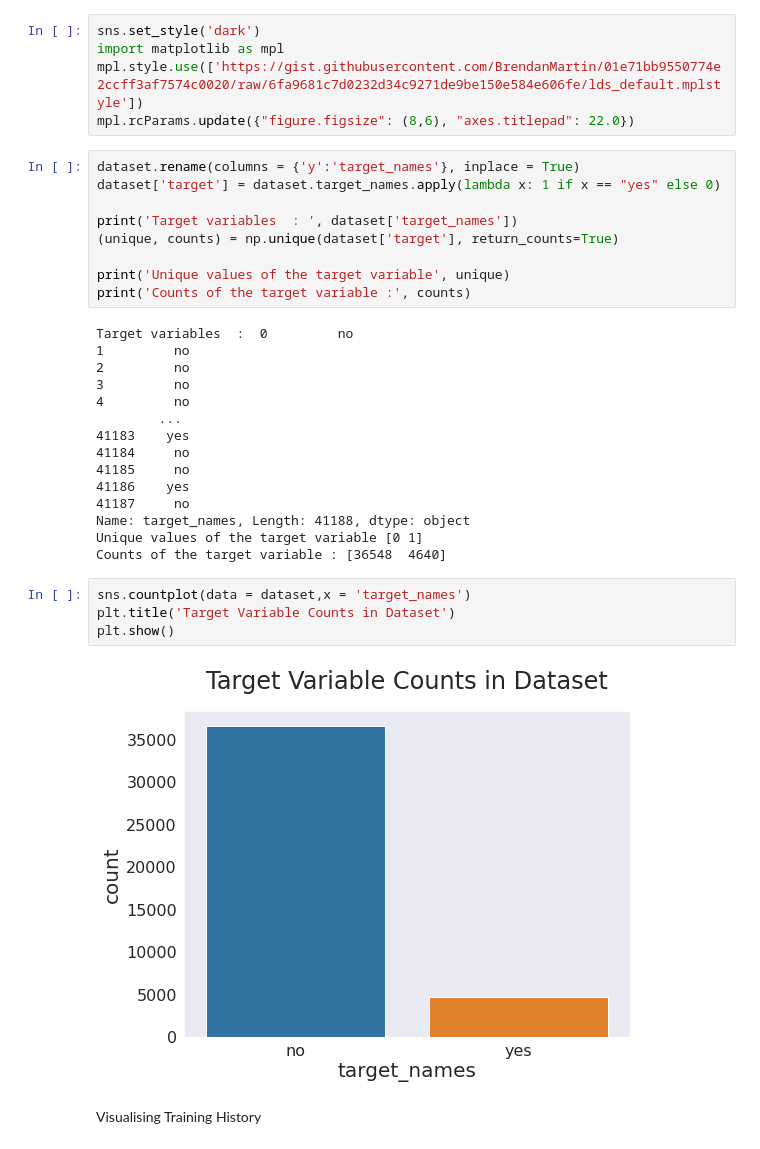
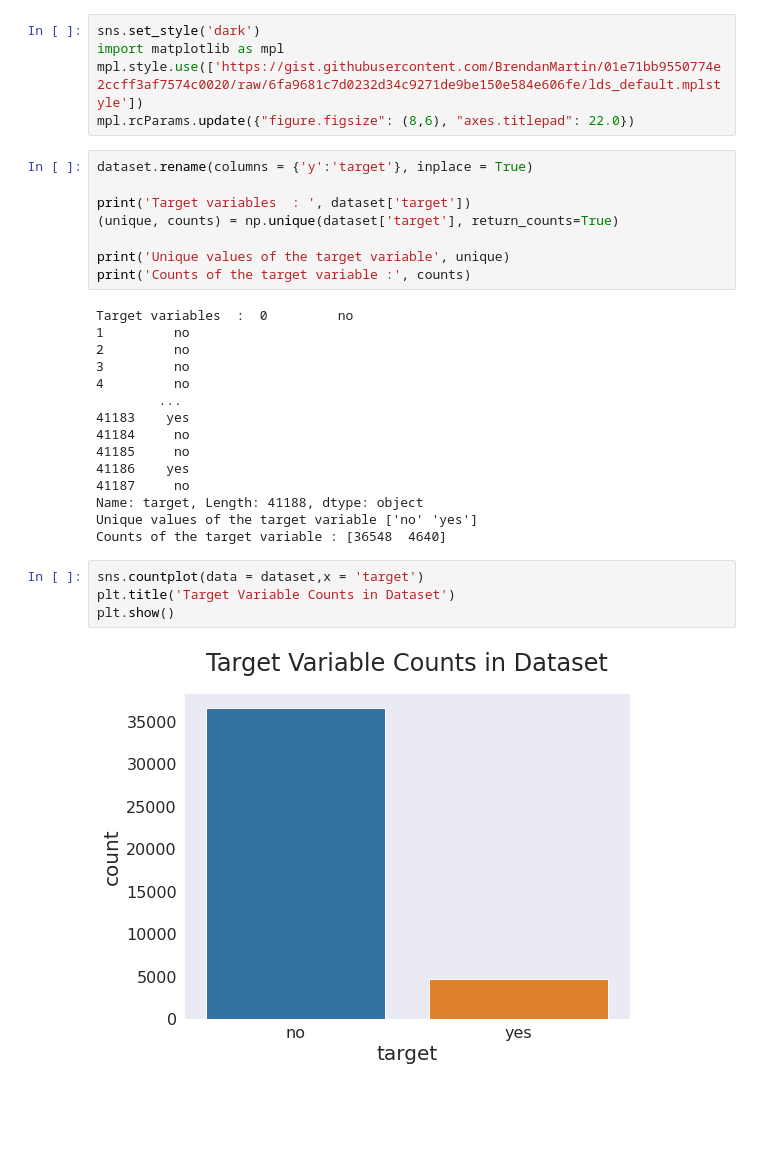
Before and after one commit to claredavies/MachineLearningCoursework, a Jupyter notebook: Assignment1/MachineLearningAssignment1.ipynb, the cells around one changed output. Saved outputs shown, nothing was run; the diff lists cells and outputs as text; blank space fills up the shorter version.

```diff
--- a/Assignment1/MachineLearningAssignment1.ipynb
+++ b/Assignment1/MachineLearningAssignment1.ipynb
@@ -21,10 +21,9 @@ import matplotlib as mpl
 mpl.style.use(['https://gist.githubusercontent.com/BrendanMartin/01e71bb9550774e2ccff3af7574c0020/raw/6fa9681c7d0232d34c9271de9be150e584e606fe/lds_default.mplstyle'])
 mpl.rcParams.update({"figure.figsize": (8,6), "axes.titlepad": 22.0})
 # %%
-dataset.rename(columns = {'y':'target_names'}, inplace = True)
-dataset['target'] = dataset.target_names.apply(lambda x: 1 if x == "yes" else 0)
+dataset.rename(columns = {'y':'target'}, inplace = True)
 
-print('Target variables  : ', dataset['target_names'])
+print('Target variables  : ', dataset['target'])
 (unique, counts) = np.unique(dataset['target'], return_counts=True)
 
 print('Unique values of the target variable', unique)
@@ -41,14 +40,12 @@ Target variables  :  0         no
 41185     no
 41186    yes
 41187     no
-Name: target_names, Length: 41188, dtype: object
-Unique values of the target variable [0 1]
+Name: target, Length: 41188, dtype: object
+Unique values of the target variable ['no' 'yes']
 Counts of the target variable : [36548  4640]
 # %%
-sns.countplot(data = dataset,x = 'target_names')
+sns.countplot(data = dataset,x = 'target')
 plt.title('Target Variable Counts in Dataset')
 plt.show()
 # %% [output]
-[figure, old version]
+[figure, new version]
-# %% [markdown]
-Visualising Training History
```
Also changed, not shown: parts of 27 cells of this notebook.
